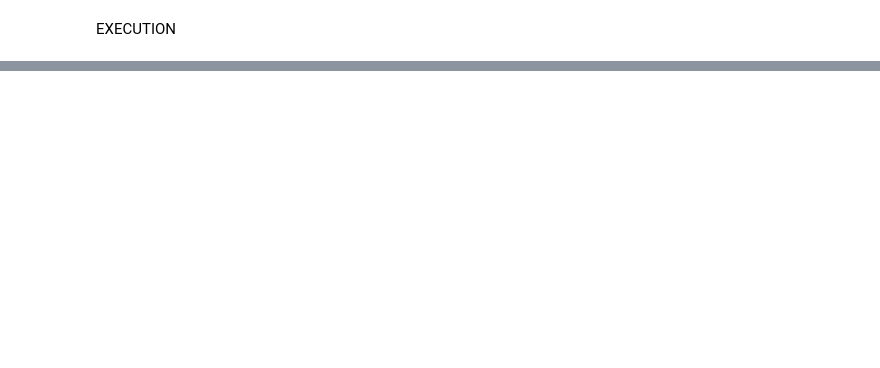
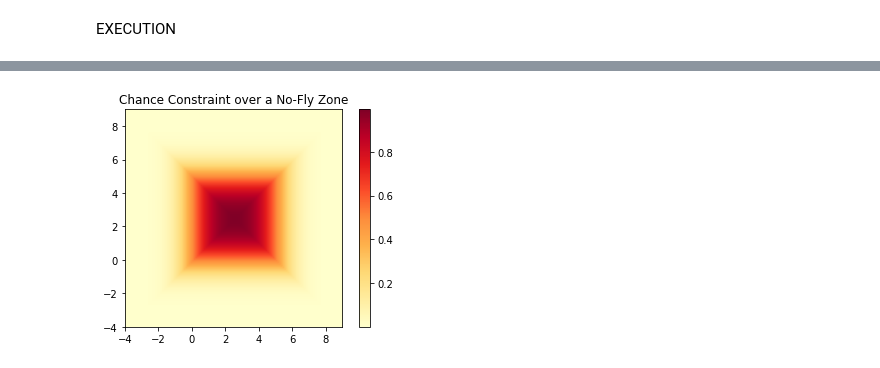
Before and after one commit to gustavo-moura/path-planning, a Jupyter notebook: Calculo de Alocação de Risco.ipynb, the cells around one changed output, grey strips where cells are left out. Saved outputs shown, nothing was run; the diff lists cells and outputs as text; code cells hidden in the pictures; blank space fills up the shorter version.

```diff
--- a/Calculo de Alocação de Risco.ipynb
+++ b/Calculo de Alocação de Risco.ipynb
@@ -111,0 +134,25 @@ chance constraint = 0.8413447460685429
+# %%
+import numpy as np
+import matplotlib.pyplot as plt
+
+# Mathematical function we need to plot
+@np.vectorize
+def z_func(x, y):
+    return chance_constraint(CartesianPoint(x,y), obs)
+# Setting up input values
+x = np.arange(-4.0, 9.0, 0.1)
+y = np.arange(-4.0, 9.0, 0.1)
+X, Y = np.meshgrid(x, y)
+
+# Calculating the output and storing it in the array Z
+Z = z_func(X, Y)
+
+im = plt.imshow(Z, cmap=plt.cm.YlOrRd, extent=(-4, 9, -4, 9), interpolation='bilinear')
+
+plt.colorbar(im);
+
+plt.title('Chance Constraint over a No-Fly Zone')
+
+plt.show()
+# %% [output]
+[figure, added]
```
Also changed, not shown: parts of 4 cells of this notebook.
